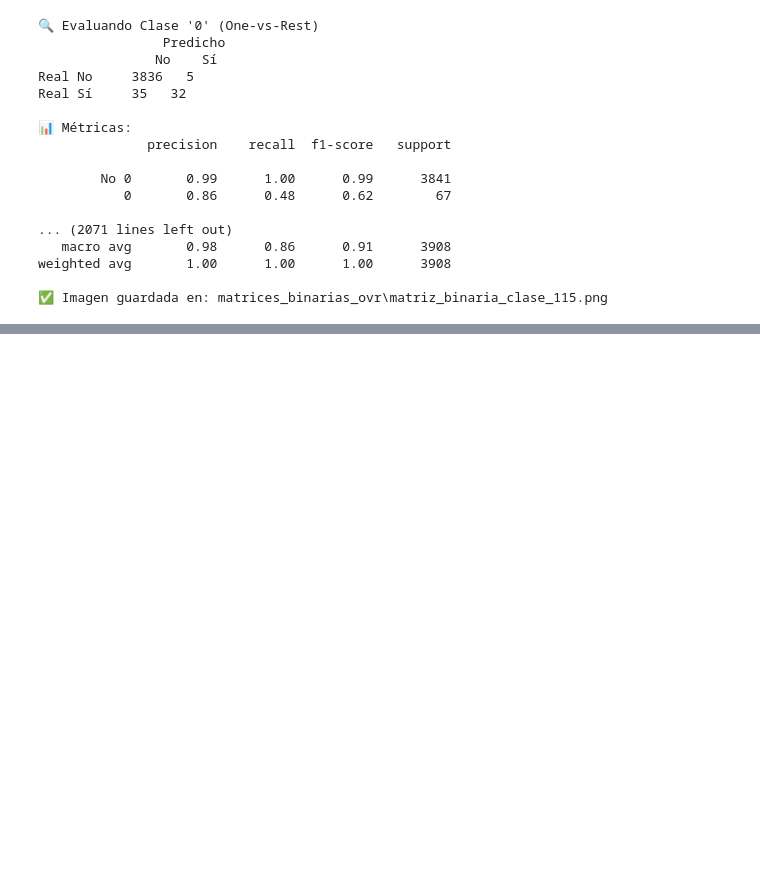
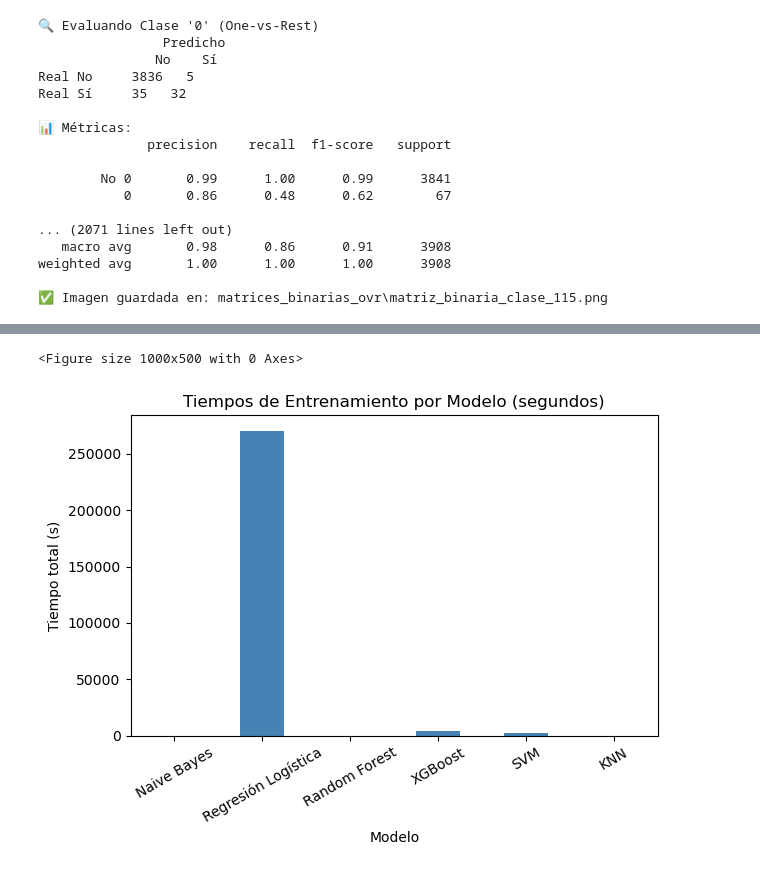
Before and after one commit to rociovanesa/TesisMaestriaCienciasdeDatos, a Jupyter notebook: TesisV2-4.ipynb, the cells around one changed output, grey strips where cells are left out. Cells and saved outputs as stored; diff of their text form; code cells hidden in the pictures; blank space fills up the shorter version.

```diff
--- a/TesisV2-4.ipynb
+++ b/TesisV2-4.ipynb
@@ -4340,0 +4221,25 @@ weighted avg       1.00      1.00      1.00      3908
+# %%
+import pandas as pd
+import matplotlib.pyplot as plt
+
+# === 1. Tiempos de entrenamiento (en segundos) ===
+data_tiempos = {
+    "Modelo": ["Naive Bayes", "Regresión Logística", "Random Forest", "XGBoost", "SVM", "KNN"],
+    "Tiempo Total (s)": [18.1, 270481.42, 153.62, 4217.62, 2506.0, 34.59]
+}
+
+df_tiempos = pd.DataFrame(data_tiempos)
+df_tiempos.set_index("Modelo", inplace=True)
+
+# === 2. Gráfico de barras ===
+plt.figure(figsize=(10, 5))
+df_tiempos.plot(kind='bar', legend=False, color="steelblue")
+
+plt.title("Tiempos de Entrenamiento por Modelo (segundos)")
+plt.ylabel("Tiempo total (s)")
+plt.xticks(rotation=30)
+plt.tight_layout()
+plt.show()
+# %% [output]
+<Figure size 1000x500 with 0 Axes>
+[figure, added]
```
Also changed, not shown: parts of 11 cells of this notebook.
